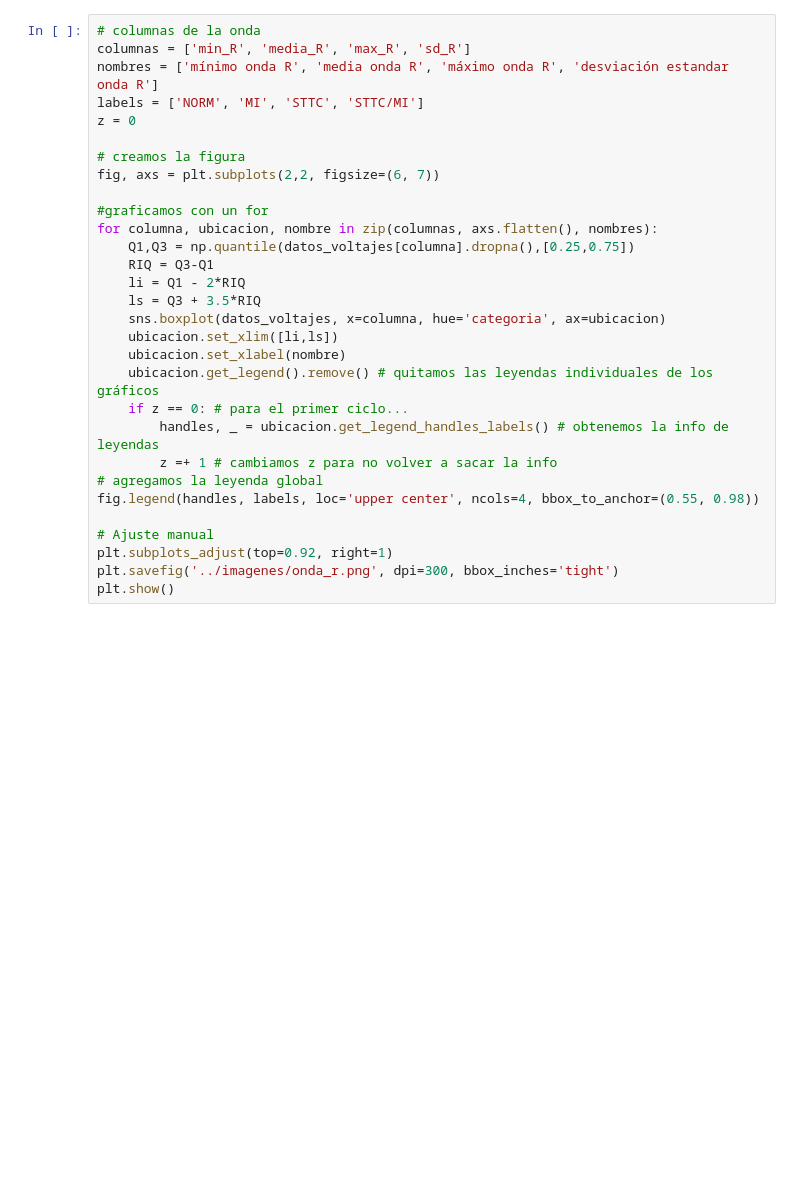
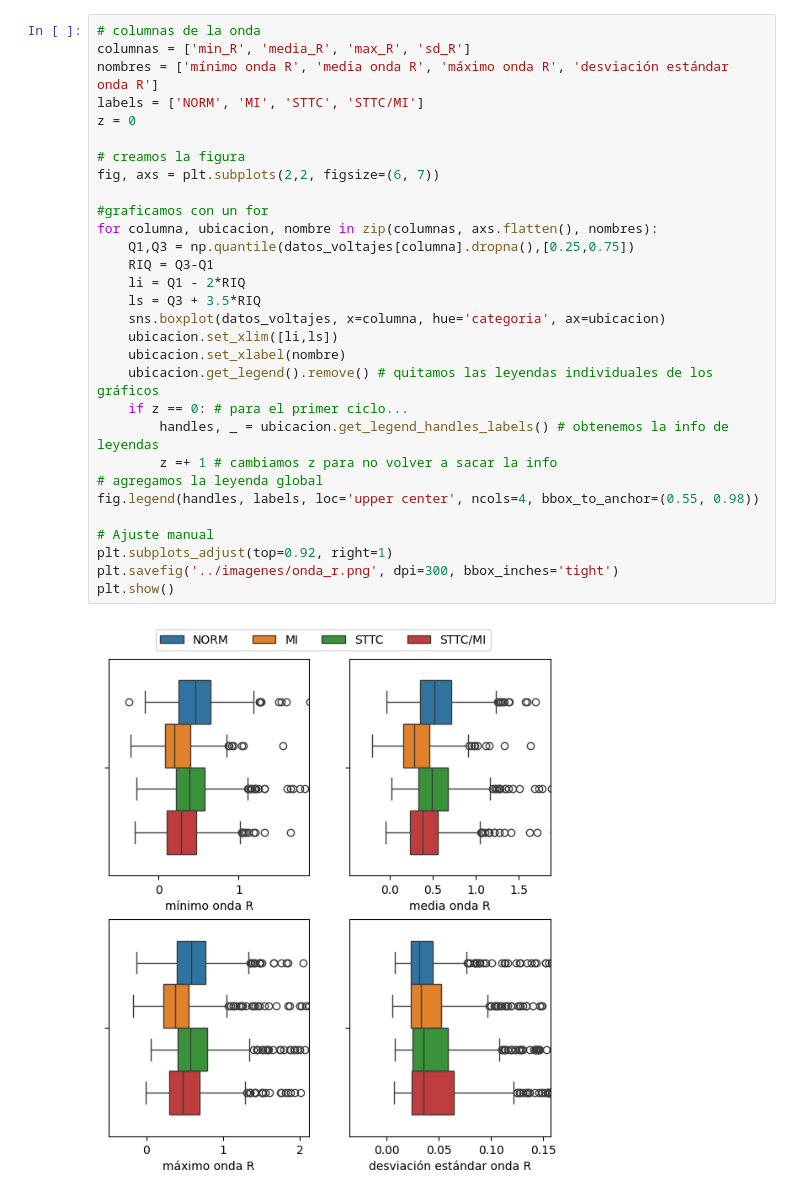
Before and after one commit to DavidMCV97/Tesis-ECG, a Jupyter notebook: Codigos/AED_imagenes.ipynb, the cells around one changed output. Drawn from its saved outputs; the diff is of its cells as text; blank space fills up the shorter version.

```diff
--- a/Codigos/AED_imagenes.ipynb
+++ b/Codigos/AED_imagenes.ipynb
@@ -92,30 +186,32 @@ onda r
 # %%
 # columnas de la onda
 columnas = ['min_R', 'media_R', 'max_R', 'sd_R']
-nombres = ['mínimo onda R', 'media onda R', 'máximo onda R', 'desviación estandar onda R']
+nombres = ['mínimo onda R', 'media onda R', 'máximo onda R', 'desviación estándar onda R']
 labels = ['NORM', 'MI', 'STTC', 'STTC/MI']
 z = 0
 
 # creamos la figura
 fig, axs = plt.subplots(2,2, figsize=(6, 7))
 
 #graficamos con un for
 for columna, ubicacion, nombre in zip(columnas, axs.flatten(), nombres):
     Q1,Q3 = np.quantile(datos_voltajes[columna].dropna(),[0.25,0.75])
     RIQ = Q3-Q1
     li = Q1 - 2*RIQ
     ls = Q3 + 3.5*RIQ
     sns.boxplot(datos_voltajes, x=columna, hue='categoria', ax=ubicacion)
     ubicacion.set_xlim([li,ls])
     ubicacion.set_xlabel(nombre)
     ubicacion.get_legend().remove() # quitamos las leyendas individuales de los gráficos
     if z == 0: # para el primer ciclo...
         handles, _ = ubicacion.get_legend_handles_labels() # obtenemos la info de leyendas
         z =+ 1 # cambiamos z para no volver a sacar la info
 # agregamos la leyenda global
 fig.legend(handles, labels, loc='upper center', ncols=4, bbox_to_anchor=(0.55, 0.98))
 
 # Ajuste manual
 plt.subplots_adjust(top=0.92, right=1)
 plt.savefig('../imagenes/onda_r.png', dpi=300, bbox_inches='tight')
 plt.show()
+# %% [output]
+[figure, added]
```
Also changed, not shown: parts of 51 cells of this notebook, 4 other files.
